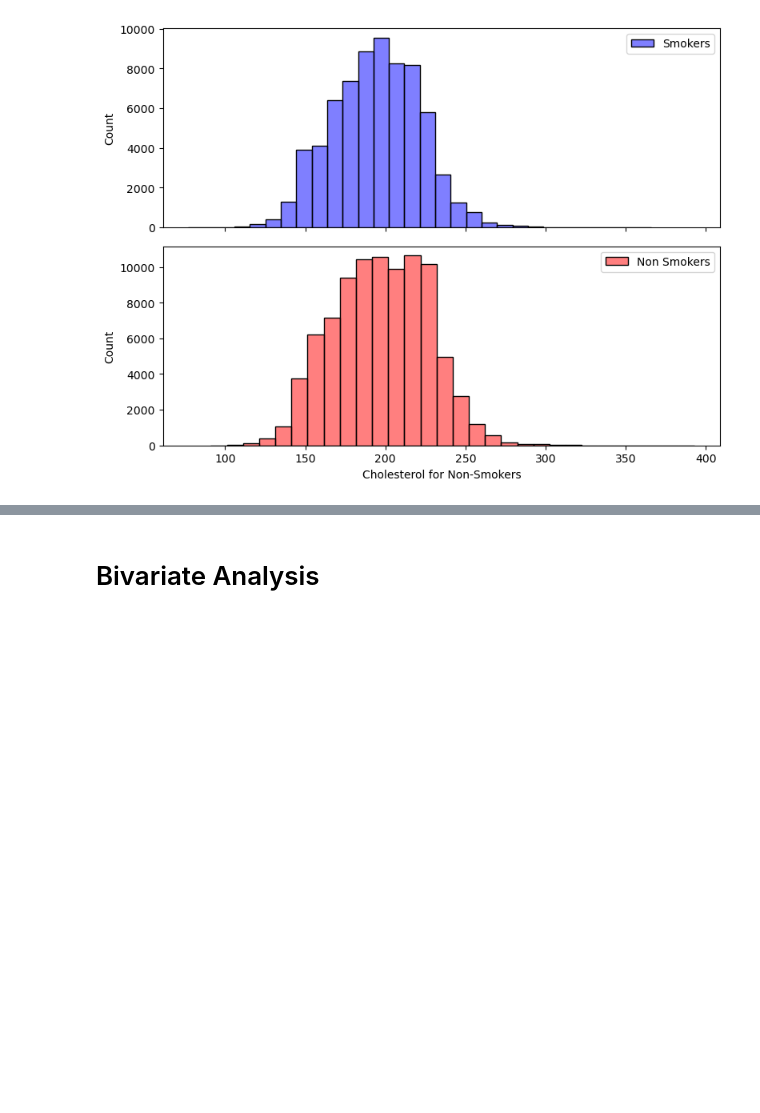
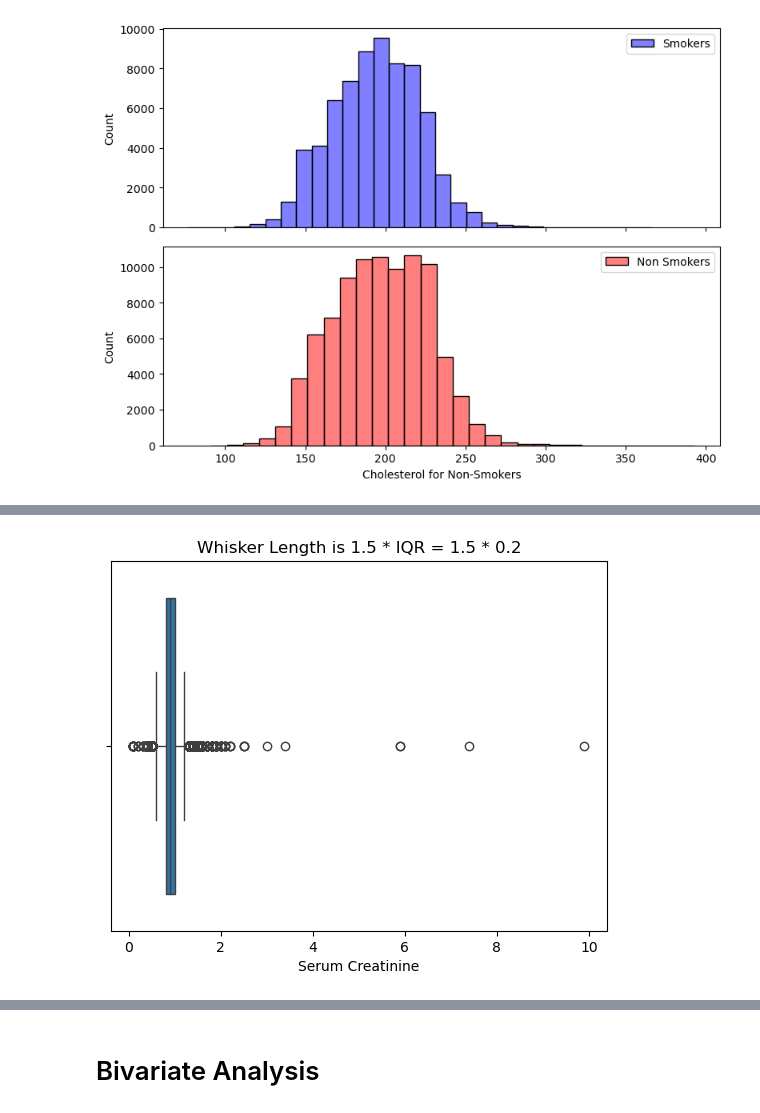
Before and after one commit to ahmedoy/SmokingData-Classification, a Jupyter notebook: data_analysis.ipynb, the cells around one changed output, grey strips where cells are left out. Cells and saved outputs as stored; diff of their text form; code cells hidden in the pictures; blank space fills up the shorter version.

```diff
--- a/data_analysis.ipynb
+++ b/data_analysis.ipynb
@@ -967,0 +1025,7 @@ plt.show()
+# %%
+sns.boxplot(x=df['serum creatinine'])
+plt.xlabel('Serum Creatinine')
+plt.title(f"Whisker Length is 1.5 * IQR = 1.5 * {round(serum_creatinine_iqr, 3)}")
+plt.show()
+# %% [output]
+[figure, added]
```
Also changed, not shown: parts of 8 cells of this notebook.
